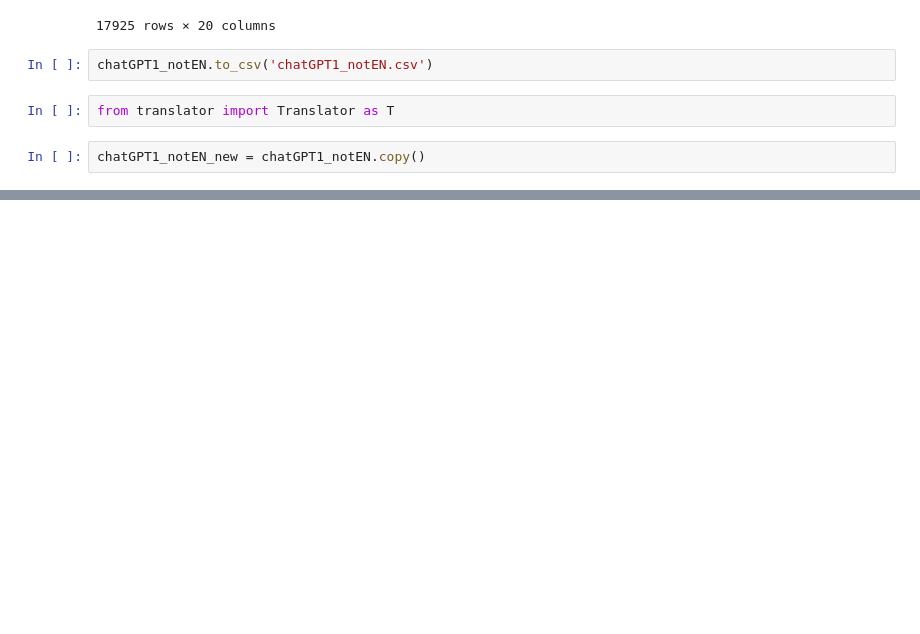
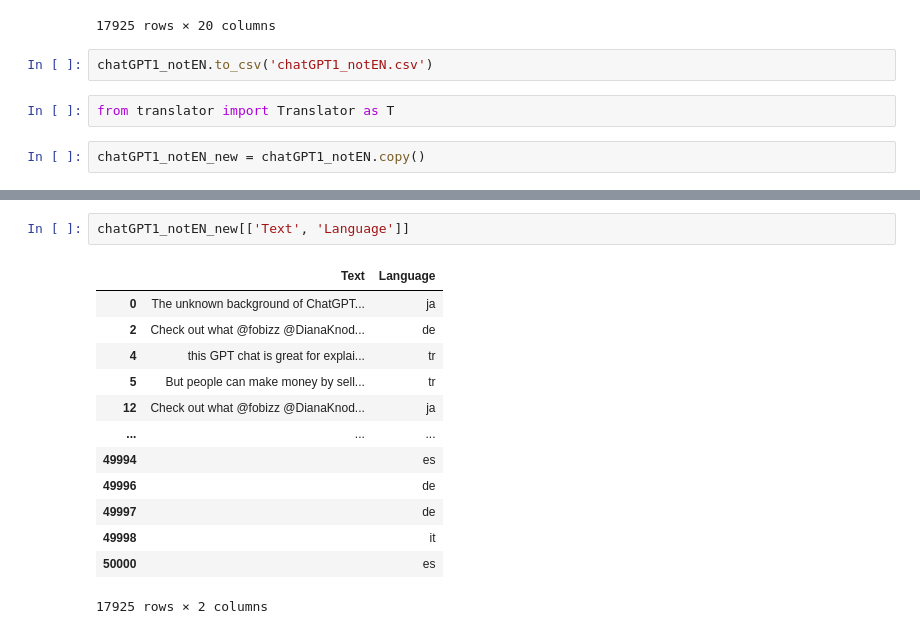
Before and after one commit to lorenzo-cm/tpICD, a Jupyter notebook: src/translation/translatingDatabases.ipynb, the cells around one changed output, grey strips where cells are left out. Drawn from its saved outputs; the diff is of its cells as text; blank space fills up the shorter version.

```diff
--- a/src/translation/translatingDatabases.ipynb
+++ b/src/translation/translatingDatabases.ipynb
@@ -190,0 +197,16 @@ chatGPT1_notEN_new = T.translate_df_parallel(df=chatGPT1_notEN, column_name='Tex
+# %%
+chatGPT1_notEN_new[['Text', 'Language']]
+# %% [output]
+|  | Text | Language |
+| 0 | The unknown background of ChatGPT... | ja |
+| 2 | Check out what @fobizz @DianaKnod... | de |
+| 4 | this GPT chat is great for explai... | tr |
+| 5 | But people can make money by sell... | tr |
+| 12 | Check out what @fobizz @DianaKnod... | ja |
+| ... | ... | ... |
+| 49994 |  | es |
+| 49996 |  | de |
+| 49997 |  | de |
+| 49998 |  | it |
+| 50000 |  | es |
+17925 rows × 2 columns
```
Also changed, not shown: parts of 46 cells of this notebook.
